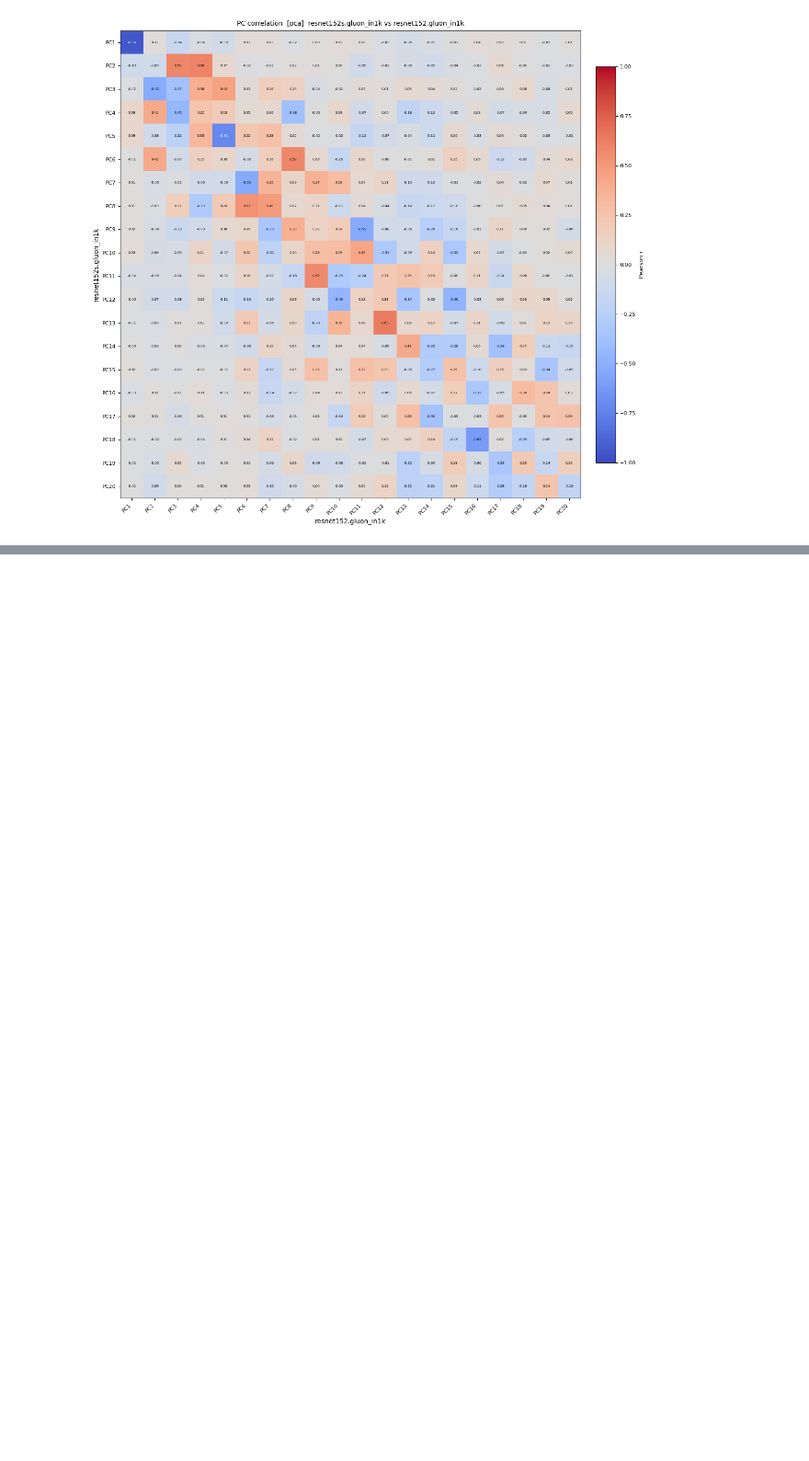
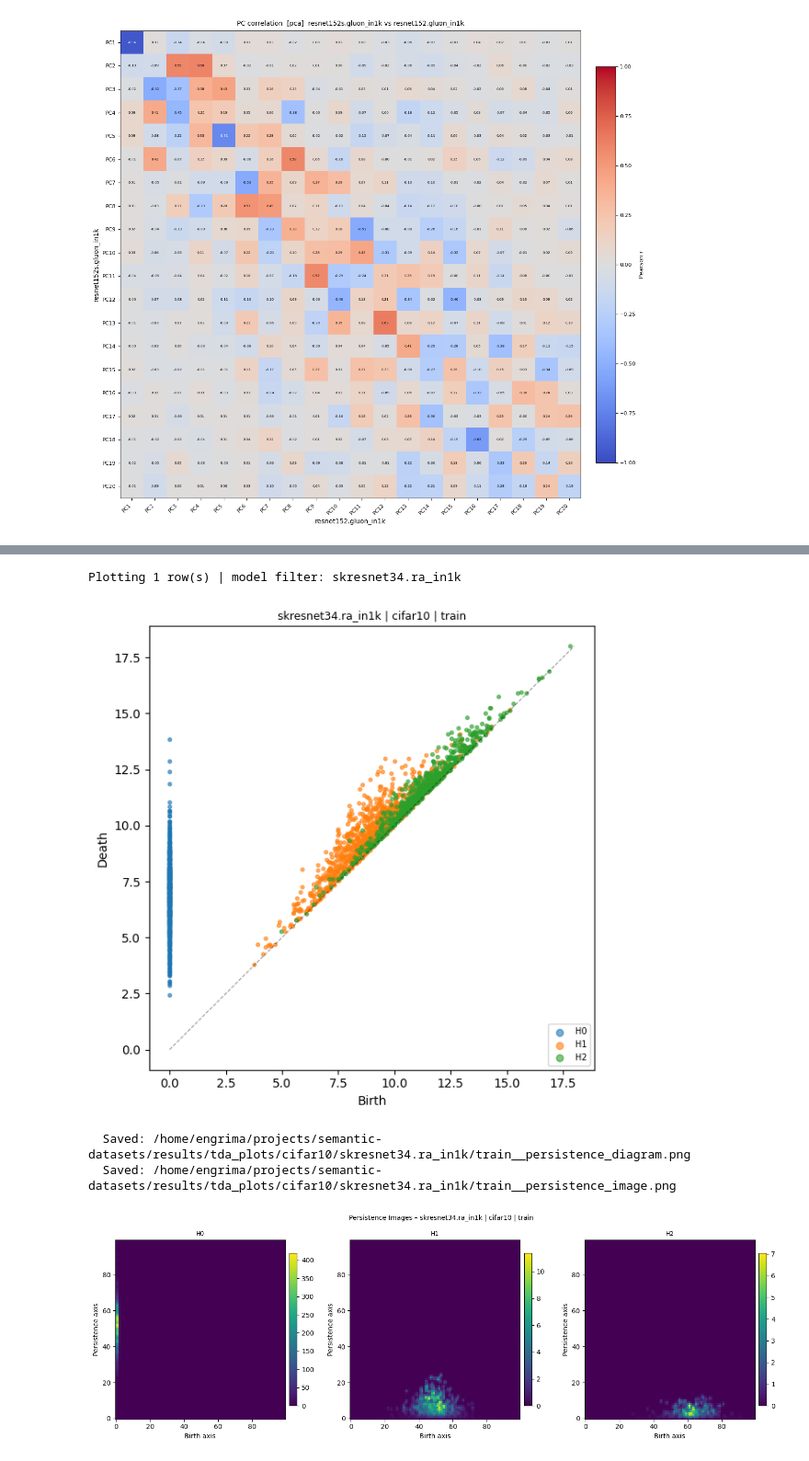
Before and after one commit to SPAICOM/semasia-datasets, a Jupyter notebook: notebooks/section2.ipynb, the cells around one changed output, grey strips where cells are left out. Shown at 92% size. Drawn from its saved outputs; the diff is of its cells as text; code cells hidden in the pictures; blank space fills up the shorter version.

```diff
--- a/notebooks/section2.ipynb
+++ b/notebooks/section2.ipynb
@@ -254,0 +412,17 @@ main(
+# %%
+logging.getLogger('httpx').setLevel(logging.WARNING)
+
+repo_id = 'spaicom-lab'
+prefix = 'semantic-'
+dataset = 'cifar10'
+model_pattern = 'skresnet34.ra_in1k'
+
+plot_tda_results(
+    repo_id=repo_id, prefix=prefix, dataset=dataset, model_pattern=model_pattern
+)
+# %% [output]
+Plotting 1 row(s) | model filter: skresnet34.ra_in1k
+[figure, added]
+  Saved: /home/engrima/projects/semantic-datasets/results/tda_plots/cifar10/skresnet34.ra_in1k/train__persistence_diagram.png
+  Saved: /home/engrima/projects/semantic-datasets/results/tda_plots/cifar10/skresnet34.ra_in1k/train__persistence_image.png
+[figure, added]
```
Also changed, not shown: parts of 17 cells of this notebook, 4 other files.
